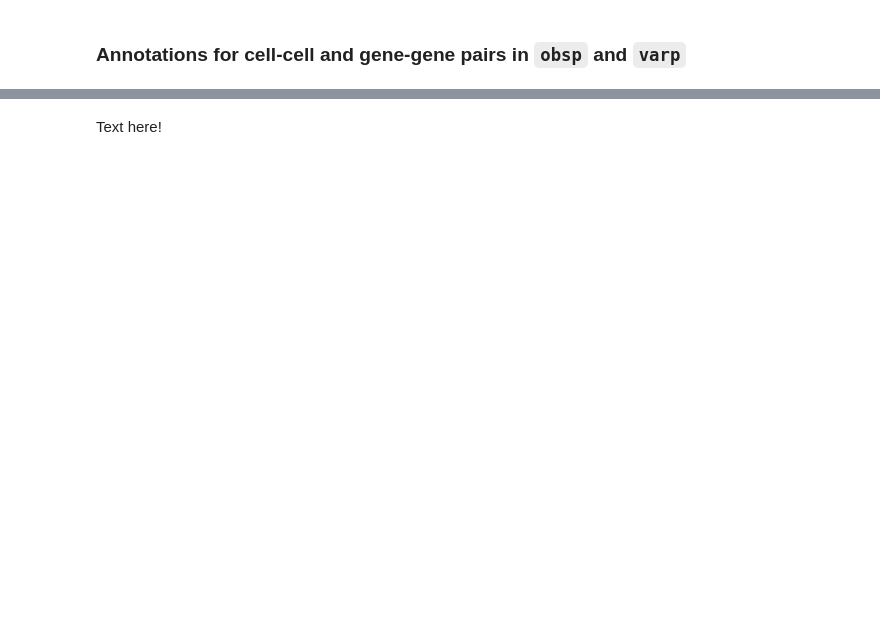
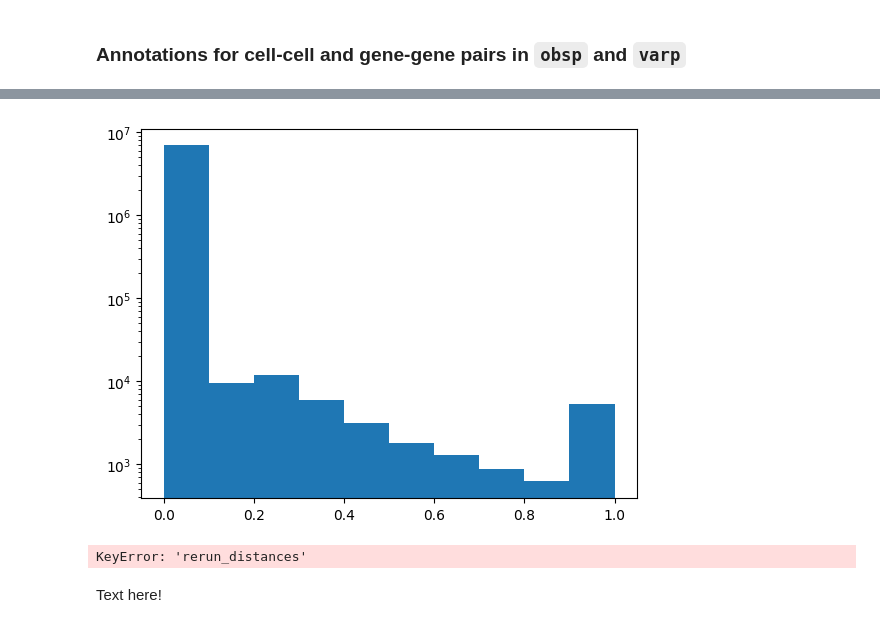
Before and after one commit to scverse/scverse-tutorials, a Jupyter notebook: docs/notebooks/getting_started.ipynb, the cells around one changed output, grey strips where cells are left out. Drawn from its saved outputs; the diff is of its cells as text; code cells hidden in the pictures; blank space fills up the shorter version.

```diff
--- a/docs/notebooks/getting_started.ipynb
+++ b/docs/notebooks/getting_started.ipynb
@@ -316,0 +333,9 @@ plt.gca().set_aspect("equal")
+# %%
+plt.hist(adata.obsp['connectivities'].A.flatten())
+plt.yscale('log')
+# %% [output]
+[figure, added]
+# %%
+np.sum(adata.obsp['rerun_distances'].A > 0,axis=1)
+# %% [output]
+KeyError: 'rerun_distances'
```
Also changed, not shown: parts of 36 cells of this notebook.
